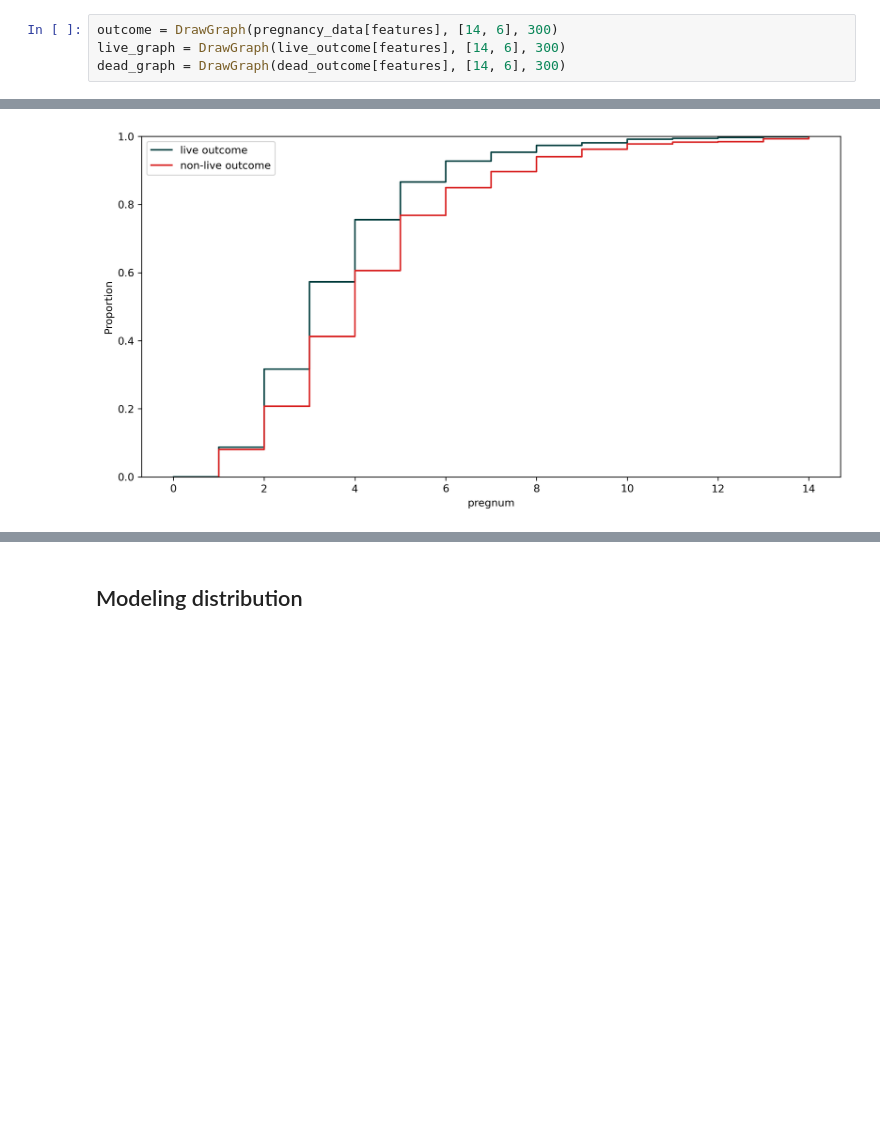
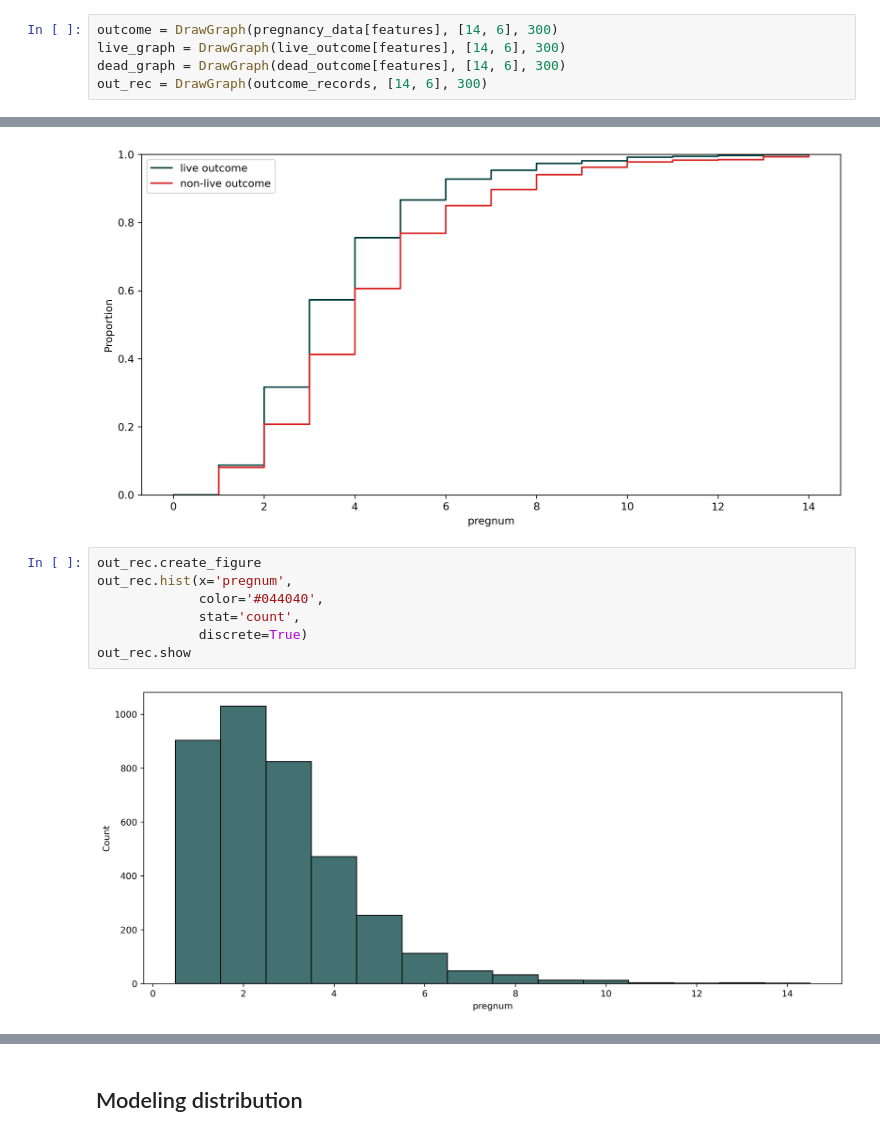
Before and after one commit to ashen007/National-Survey-of-Family-Growth, a Jupyter notebook: National Survey of Family Growth/Notebooks/pregnancy.ipynb, the cells around one changed output, grey strips where cells are left out. Cells and saved outputs as stored; diff of their text form; blank space fills up the shorter version.

```diff
--- a/National Survey of Family Growth/Notebooks/pregnancy.ipynb
+++ b/National Survey of Family Growth/Notebooks/pregnancy.ipynb
@@ -781,6 +781,7 @@ outcome_records = get_outcome_rec(pregnancy_data, 'caseid')
 outcome = DrawGraph(pregnancy_data[features], [14, 6], 300)
 live_graph = DrawGraph(live_outcome[features], [14, 6], 300)
 dead_graph = DrawGraph(dead_outcome[features], [14, 6], 300)
+out_rec = DrawGraph(outcome_records, [14, 6], 300)
 # %%
 outcome.create_figure
 outcome.hist(x='pregnum',
@@ -844,3 +845,12 @@ plt.legend()
 graphing.show
 # %% [output]
 [figure]
+# %%
+out_rec.create_figure
+out_rec.hist(x='pregnum',
+             color='#044040',
+             stat='count',
+             discrete=True)
+out_rec.show
+# %% [output]
+[figure, added]
```
Also changed, not shown: parts of 6 cells of this notebook, 2 other files.
